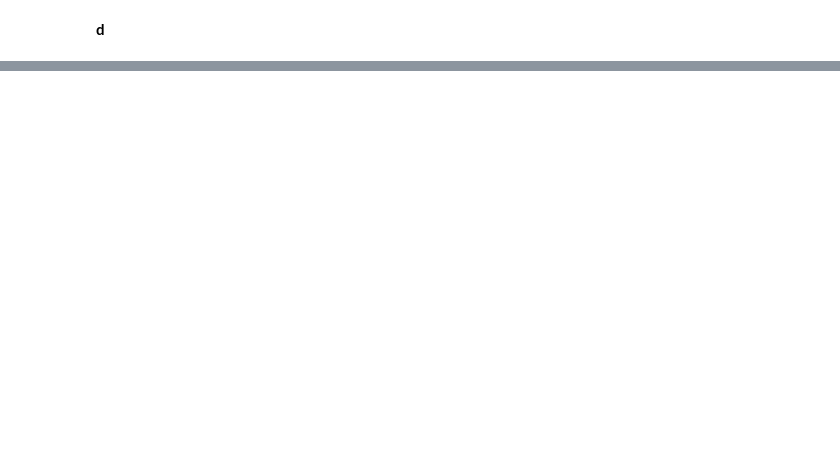
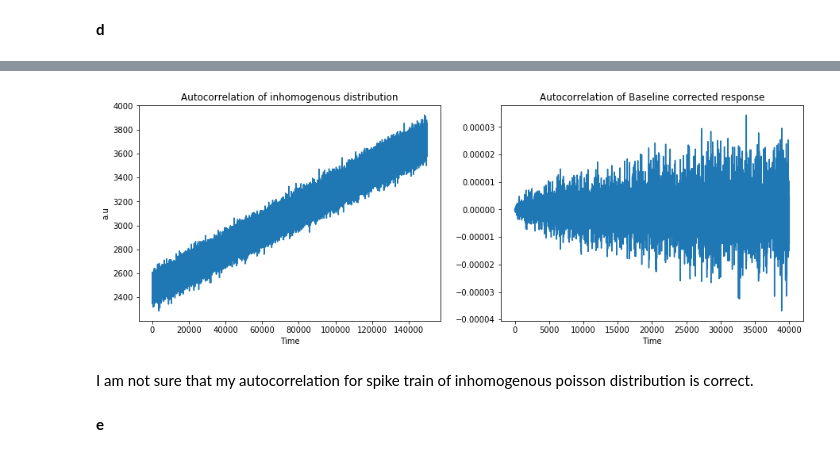
Before and after one commit to SudeshnaBora/aand_numerical, a Jupyter notebook: AAND_assignment05.ipynb, the cells around one changed output, grey strips where cells are left out. Saved outputs shown, nothing was run; the diff lists cells and outputs as text; code cells hidden in the pictures; blank space fills up the shorter version.

```diff
--- a/AAND_assignment05.ipynb
+++ b/AAND_assignment05.ipynb
@@ -113,2 +114,12 @@ plt.show()
 # %% [markdown]
 **d**
+# %%
+n = corrected_response.shape[0]
+maxRate = max(r_est)
+randNumbers2 = np.random.rand(n)
+ISIs2 = -np.log(randNumbers2)/maxRate
+
+SpikeTimes2 = np.cumsum(ISIs2)
+randNumbers = np.random.rand(n)
+Ps = r_est/maxRate
+rho = SpikeTimes2[randNumbers>Ps[0:n]]
@@ -114,0 +130,3 @@ plt.show()
+# %%
+ISI_dis = np.histogram(rho.flatten(), 600000)[0]
+rho_auto = np.correlate(ISI_dis, ISI_dis, mode='same')
@@ -114,0 +141,21 @@ plt.show()
+# %%
+fig, axs = plt.subplots(1, 2, figsize=(15, 5))
+
+plt.sca(axs[0])
+plt.plot(rho_auto[0:150000])
+plt.title('Autocorrelation of inhomogenous distribution')
+plt.xlabel('Time')
+plt.ylabel('a.u')
+
+plt.sca(axs[1])
+plt.plot(auto_cor[0:40000])
+plt.title('Autocorrelation of Baseline corrected response')
+plt.xlabel('Time')
+
+plt.show()
+# %% [output]
+[figure, added]
+# %% [markdown]
+I am not sure that my autocorrelation for spike train of inhomogenous poisson distribution is correct.
+# %% [markdown]
+**e**
```
Also changed, not shown: parts of 14 cells of this notebook, 2 other files.
